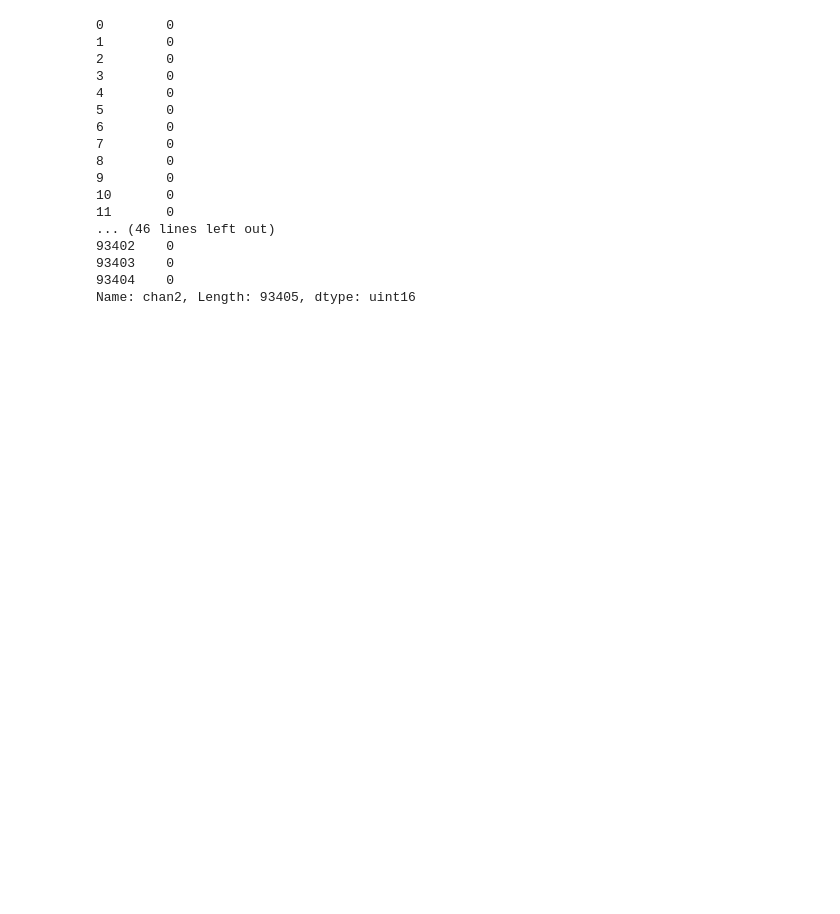
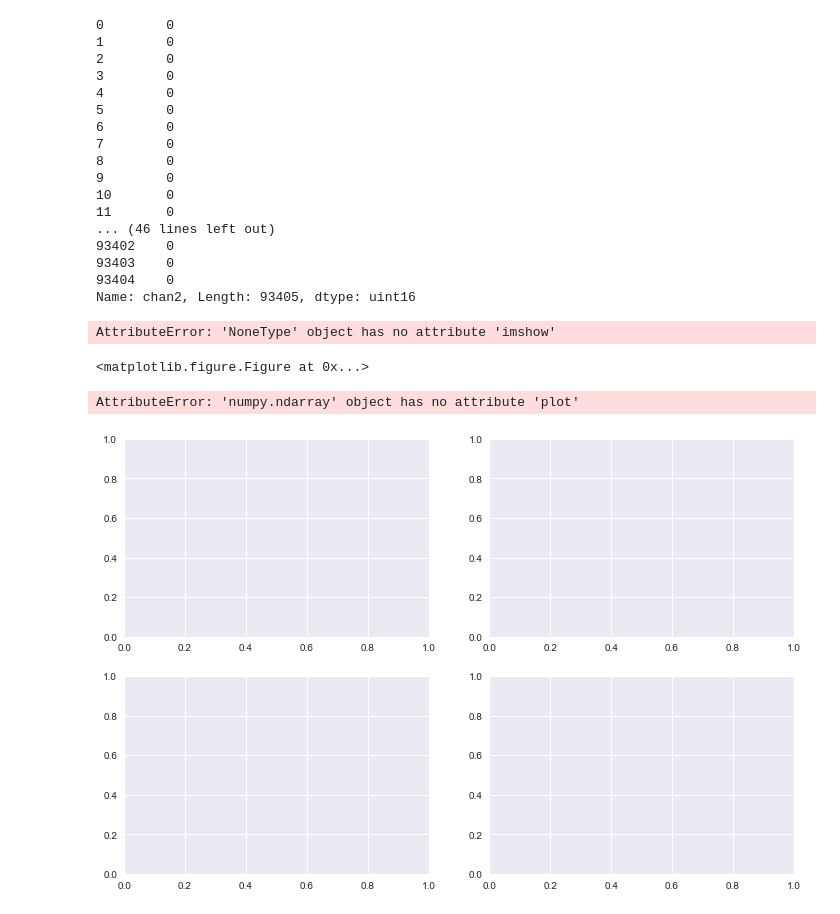
Before and after one commit to plinders/pyColocalizer, a Jupyter notebook: pyColocalizer.ipynb, the cells around one changed output. Drawn from its saved outputs; the diff is of its cells as text; code cells hidden in the pictures; blank space fills up the shorter version.

Commit message:
graphing module

```diff
--- a/pyColocalizer.ipynb
+++ b/pyColocalizer.ipynb
@@ -383,3 +383,30 @@ df.iloc[:, 1]
 93403    0
 93404    0
 Name: chan2, Length: 93405, dtype: uint16
+# %%
+#plot original channels + jointplot
+#plot filtered channels + jointplot
+
+#fig, (ax1, ax2, ax3, ax4) = plt.subplots(ncols = 2, nrows = 2, figsize = (12,6))
+fig = plt.figure()
+ax1 = fig.add_subplot()
+ax1.imshow(gpi_images[0], cmap = plt.cm.gray)
+ax2 = fig.add_subplot()
+ax2.imshow(gpi_images[2], cmap = plt.cm.gray)
+#sns.kdeplot(data = gpi_images[0], data2 = gpi_images[2], ax = ax3)
+#ax3.hist(gpi_df[0])
+#ax4.hist(gpi_df[1])
+ax3 = fig.add_subplot()
+ax3.scatter(gpi_df[0], gpi_df[1])
+ax4 = fig.add_subplot()
+ax4.plot(gpi_df[1])
+# %% [output]
+AttributeError: 'NoneType' object has no attribute 'imshow'
+<matplotlib.figure.Figure at 0x...>
+# %%
+fig, axes = plt.subplots(nrows = 2, ncols = 2, figsize = (12,8))
+axes[0].plot(gpi_images[0], cmap = plt.cm.gray)
+axes[0].set_title("channel1")
+# %% [output]
+AttributeError: 'numpy.ndarray' object has no attribute 'plot'
+[figure, added]
```
Also changed, not shown: parts of 3 cells of this notebook, 3 other files.
